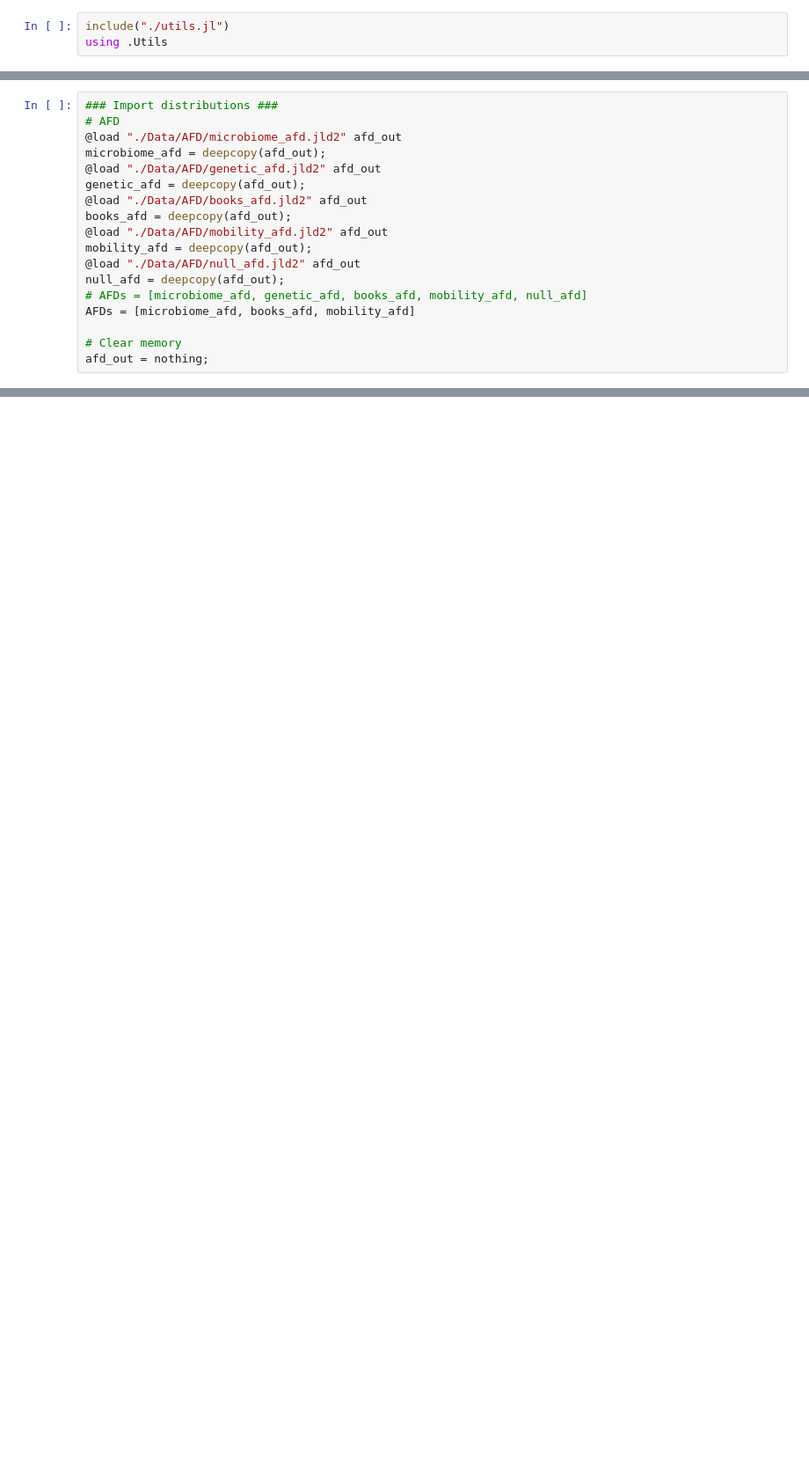
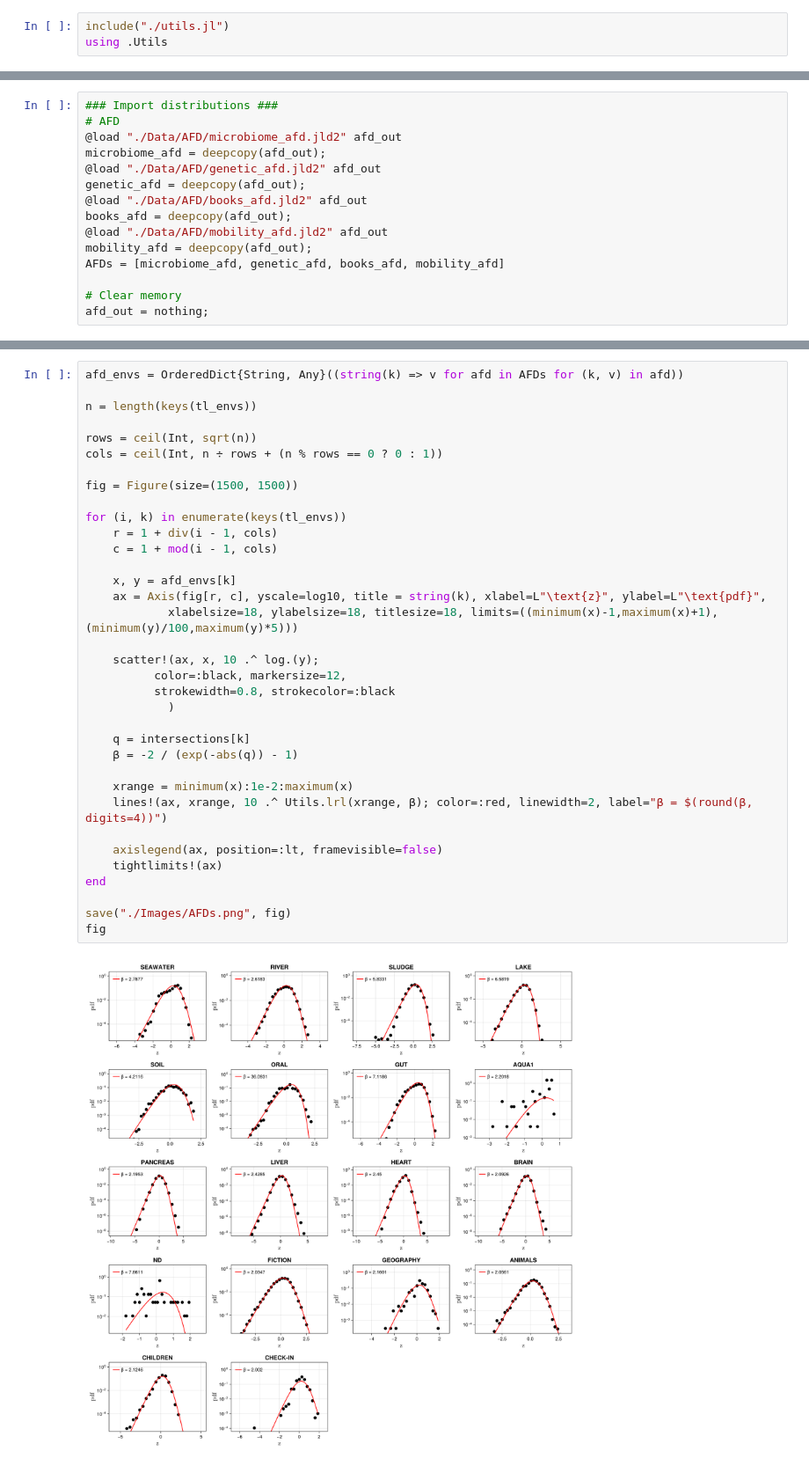
Before and after one commit to luca430/Meris, a Jupyter notebook: afd_tests.ipynb, the cells around one changed output, grey strips where cells are left out. Shown at 88% size. Cells and saved outputs as stored; diff of their text form; blank space fills up the shorter version.

```diff
--- a/afd_tests.ipynb
+++ b/afd_tests.ipynb
@@ -32,10 +22,7 @@ genetic_afd = deepcopy(afd_out);
 books_afd = deepcopy(afd_out);
 @load "./Data/AFD/mobility_afd.jld2" afd_out
 mobility_afd = deepcopy(afd_out);
-@load "./Data/AFD/null_afd.jld2" afd_out
-null_afd = deepcopy(afd_out);
-# AFDs = [microbiome_afd, genetic_afd, books_afd, mobility_afd, null_afd]
-AFDs = [microbiome_afd, books_afd, mobility_afd]
+AFDs = [microbiome_afd, genetic_afd, books_afd, mobility_afd]
 
 # Clear memory
 afd_out = nothing;
@@ -96,0 +89,37 @@ fig
+# %%
+afd_envs = OrderedDict{String, Any}((string(k) => v for afd in AFDs for (k, v) in afd))
+
+n = length(keys(tl_envs))
+
+rows = ceil(Int, sqrt(n))
+cols = ceil(Int, n ÷ rows + (n % rows == 0 ? 0 : 1))
+
+fig = Figure(size=(1500, 1500))
+
+for (i, k) in enumerate(keys(tl_envs))
+    r = 1 + div(i - 1, cols)
+    c = 1 + mod(i - 1, cols)
+
+    x, y = afd_envs[k]
+    ax = Axis(fig[r, c], yscale=log10, title = string(k), xlabel=L"\text{z}", ylabel=L"\text{pdf}",
+            xlabelsize=18, ylabelsize=18, titlesize=18, limits=((minimum(x)-1,maximum(x)+1), (minimum(y)/100,maximum(y)*5)))
+
+    scatter!(ax, x, 10 .^ log.(y);
+          color=:black, markersize=12,
+          strokewidth=0.8, strokecolor=:black
+            )
+
+    q = intersections[k]
+    β = -2 / (exp(-abs(q)) - 1)
+
+    xrange = minimum(x):1e-2:maximum(x)
+    lines!(ax, xrange, 10 .^ Utils.lrl(xrange, β); color=:red, linewidth=2, label="β = $(round(β, digits=4))")
+
+    axislegend(ax, position=:lt, framevisible=false)
+    tightlimits!(ax)
+end
+
+save("./Images/AFDs.png", fig)
+fig
+# %% [output]
+[figure, added]
```
Also changed, not shown: parts of 7 cells of this notebook, 3 other files.
